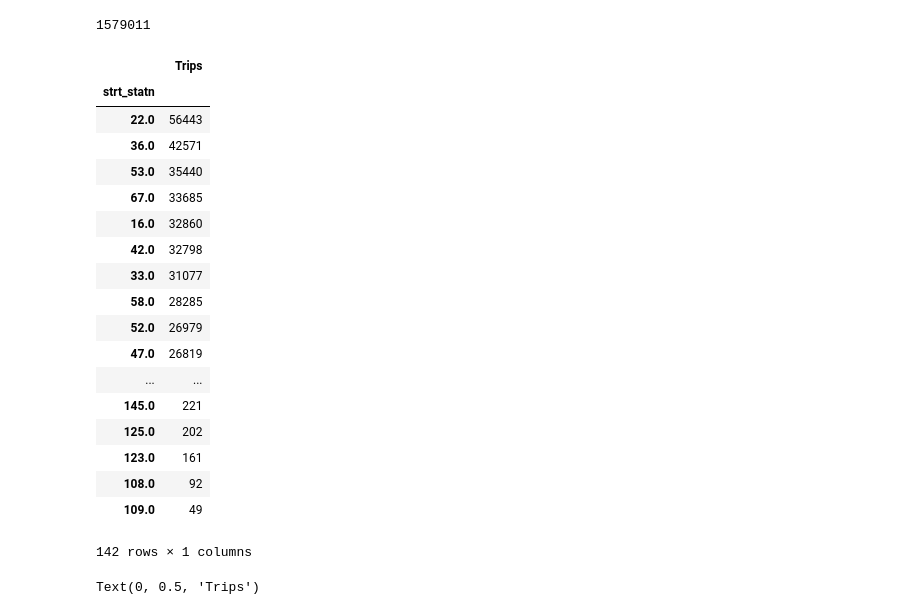
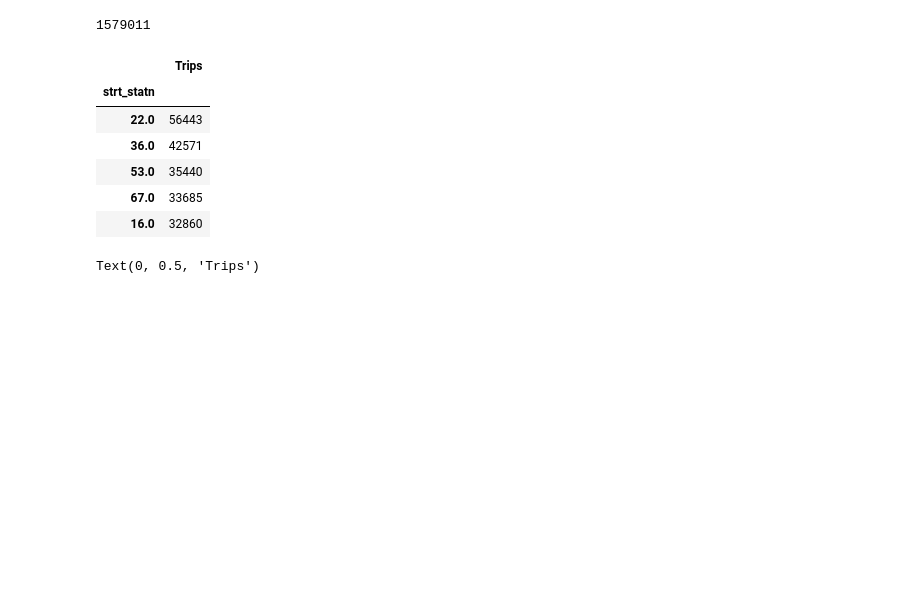
Before and after one commit to jisanos/Hubway-Data-Visualization-Challenge, a Jupyter notebook: Exam_Script.ipynb, the cells around one changed output. Cells and saved outputs as stored; diff of their text form; code cells hidden in the pictures; blank space fills up the shorter version.

```diff
--- a/Exam_Script.ipynb
+++ b/Exam_Script.ipynb
@@ -239,27 +239,15 @@ aggregated_startstation.duration.sum()
 # %%
 aggregated_startstation = aggregated_startstation.rename(columns={'duration':'Trips'})
 #Renamed it to trips since it is not the sum of duration
-aggregated_startstation.sort_values(by='Trips', ascending=0)
+aggregated_startstation.sort_values(by='Trips', ascending=0).head()
 # %% [output]
 |  | Trips |
 | strt_statn |  |
 | 22.0 | 56443 |
 | 36.0 | 42571 |
 | 53.0 | 35440 |
 | 67.0 | 33685 |
 | 16.0 | 32860 |
-| 42.0 | 32798 |
-| 33.0 | 31077 |
-| 58.0 | 28285 |
-| 52.0 | 26979 |
-| 47.0 | 26819 |
-| ... | ... |
-| 145.0 | 221 |
-| 125.0 | 202 |
-| 123.0 | 161 |
-| 108.0 | 92 |
-| 109.0 | 49 |
-142 rows × 1 columns
 # %%
 plt.plot(aggregated_startstation)
 plt.xlabel('Station')
```
Also changed, not shown: parts of 14 cells of this notebook.
